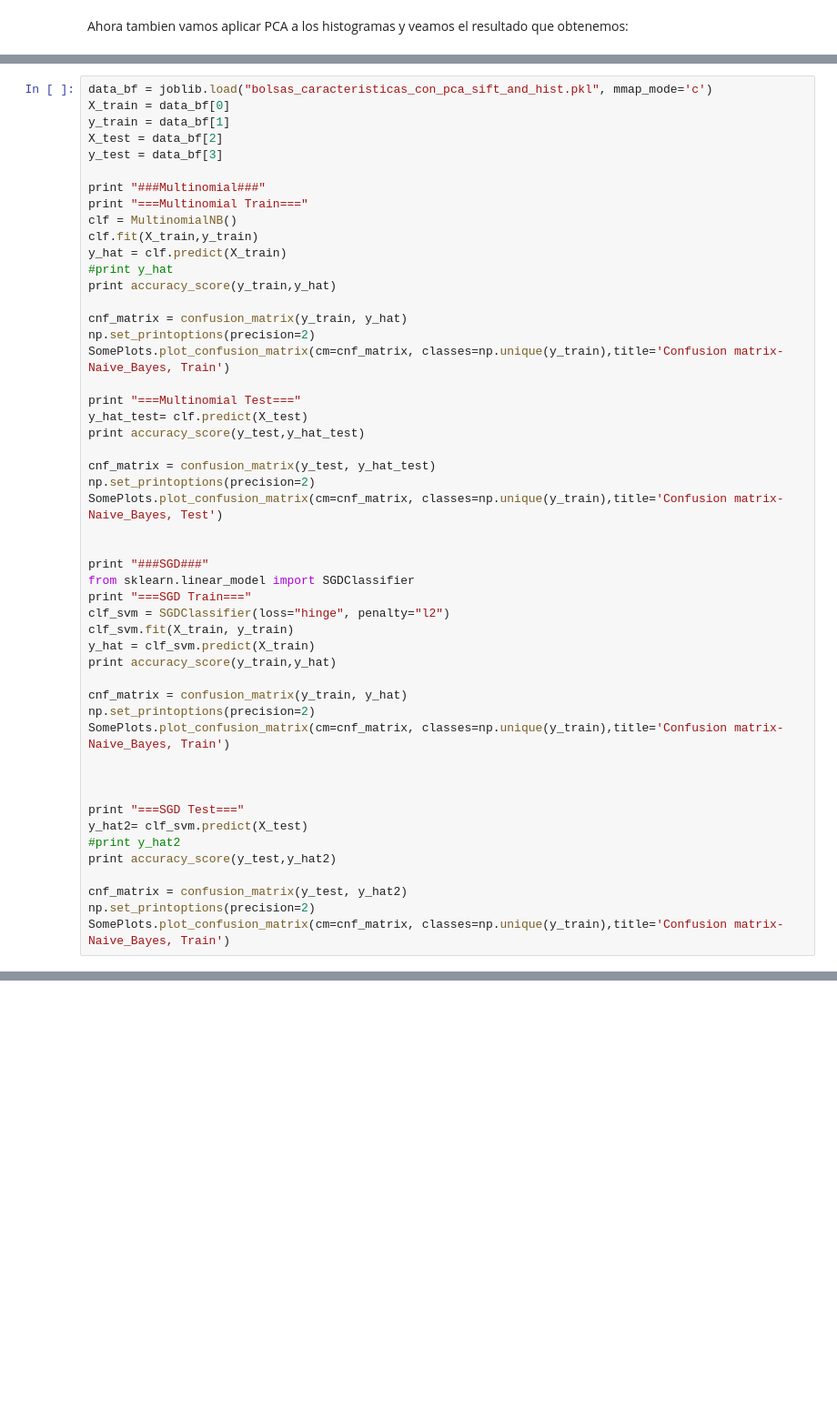
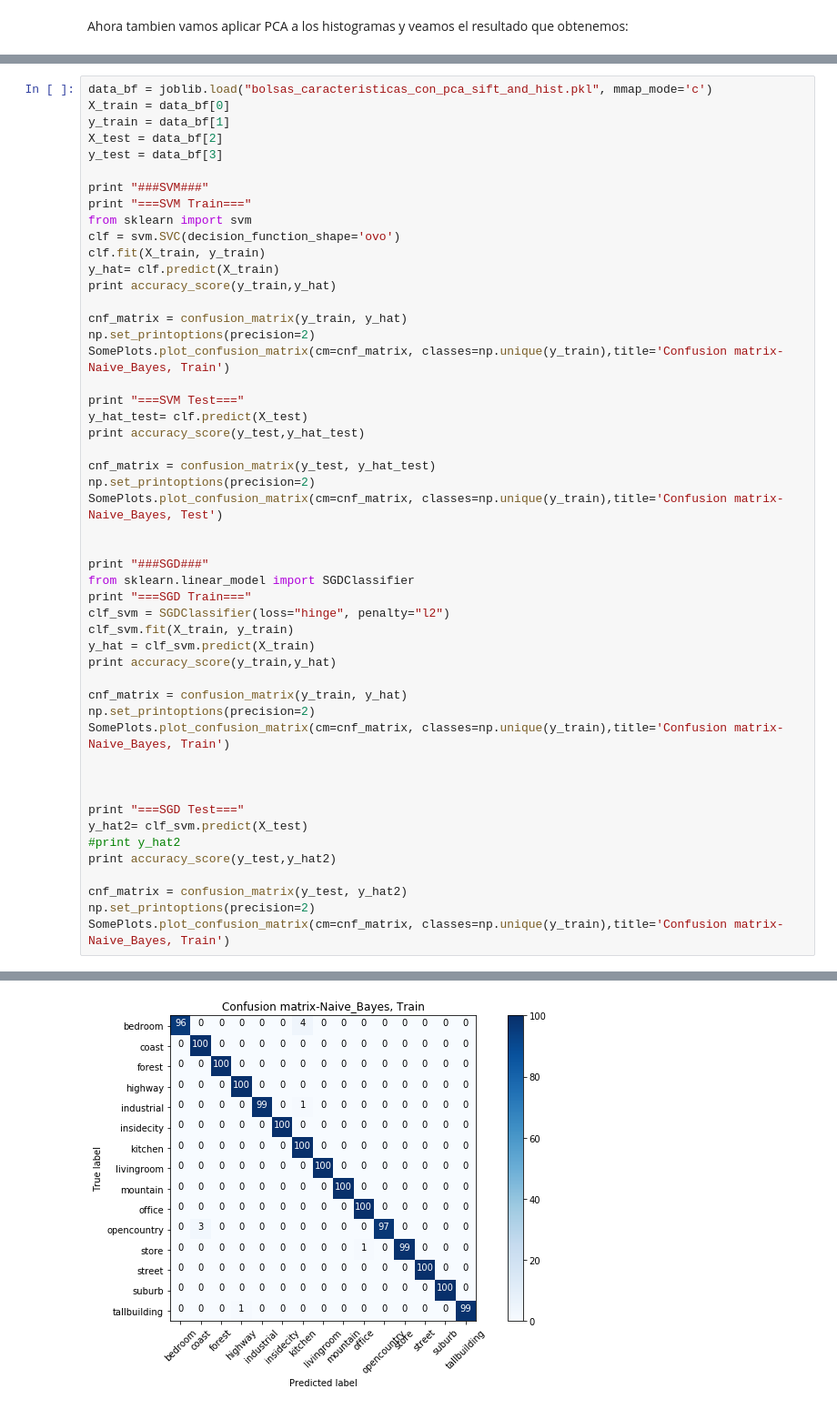
Before and after one commit to Jerry-Types/ML_IIMAS, a Jupyter notebook: Tarea5/Tarea 5.ipynb, the cells around one changed output, grey strips where cells are left out. Shown at 91% size. Cells and saved outputs as stored; diff of their text form; blank space fills up the shorter version.

```diff
--- a/Tarea5/Tarea 5.ipynb
+++ b/Tarea5/Tarea 5.ipynb
@@ -181,19 +196,19 @@ y_train = data_bf[1]
 X_test = data_bf[2]
 y_test = data_bf[3]
 
-print "###Multinomial###"
-print "===Multinomial Train==="
-clf = MultinomialNB()
-clf.fit(X_train,y_train)
-y_hat = clf.predict(X_train)
-#print y_hat
+print "###SVM###"
+print "===SVM Train==="
+from sklearn import svm
+clf = svm.SVC(decision_function_shape='ovo')
+clf.fit(X_train, y_train)
+y_hat= clf.predict(X_train)
 print accuracy_score(y_train,y_hat)
 
 cnf_matrix = confusion_matrix(y_train, y_hat)
 np.set_printoptions(precision=2)
 SomePlots.plot_confusion_matrix(cm=cnf_matrix, classes=np.unique(y_train),title='Confusion matrix-Naive_Bayes, Train')
 
-print "===Multinomial Test==="
+print "===SVM Test==="
 y_hat_test= clf.predict(X_test)
 print accuracy_score(y_test,y_hat_test)
 
@@ -229,0 +247 @@ SomePlots.plot_confusion_matrix(cm=cnf_matrix, classes=np.unique(y_train),title=
+[figure, added]
```
Also changed, not shown: parts of 8 cells of this notebook.
